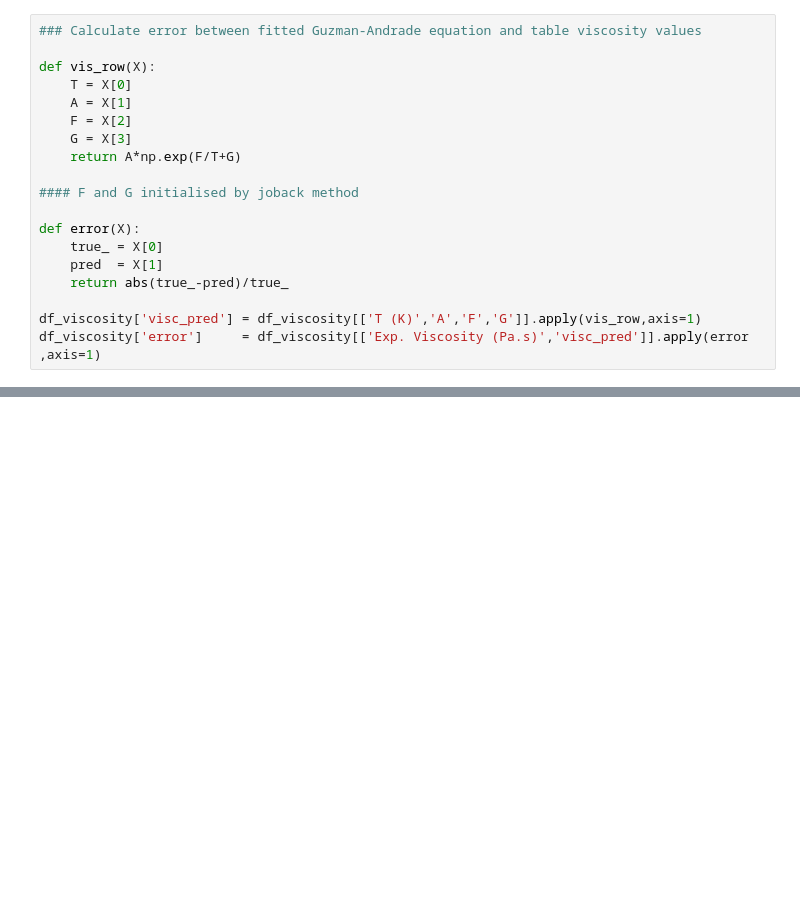
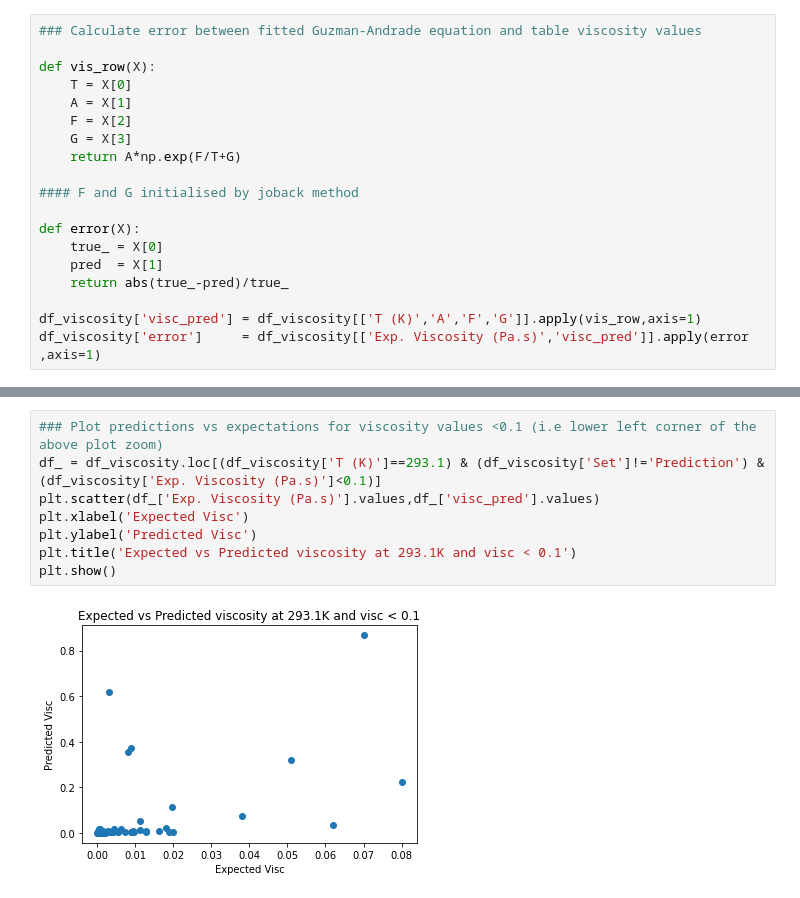
Before and after one commit to SergeyAnufriev/biofuels, a Jupyter notebook: Physical_properties.ipynb, the cells around one changed output, grey strips where cells are left out. Cells and saved outputs as stored; diff of their text form; blank space fills up the shorter version.

```diff
--- a/Physical_properties.ipynb
+++ b/Physical_properties.ipynb
@@ -353,0 +378,10 @@ df_viscosity['error']     = df_viscosity[['Exp. Viscosity (Pa.s)','visc_pred']].
+# %%
+### Plot predictions vs expectations for viscosity values <0.1 (i.e lower left corner of the above plot zoom)
+df_ = df_viscosity.loc[(df_viscosity['T (K)']==293.1) & (df_viscosity['Set']!='Prediction') & (df_viscosity['Exp. Viscosity (Pa.s)']<0.1)]
+plt.scatter(df_['Exp. Viscosity (Pa.s)'].values,df_['visc_pred'].values)
+plt.xlabel('Expected Visc')
+plt.ylabel('Predicted Visc')
+plt.title('Expected vs Predicted viscosity at 293.1K and visc < 0.1')
+plt.show()
+# %% [output]
+[figure, added]
```
Also changed, not shown: parts of 43 cells of this notebook, 52 other files.
